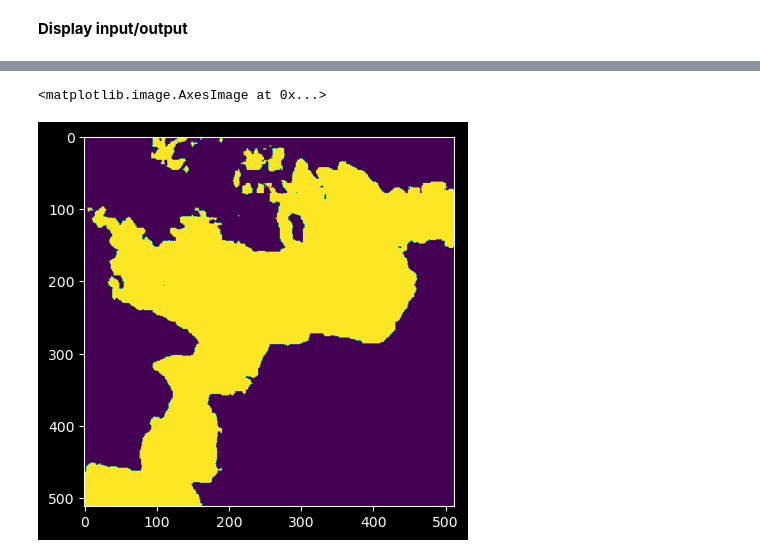
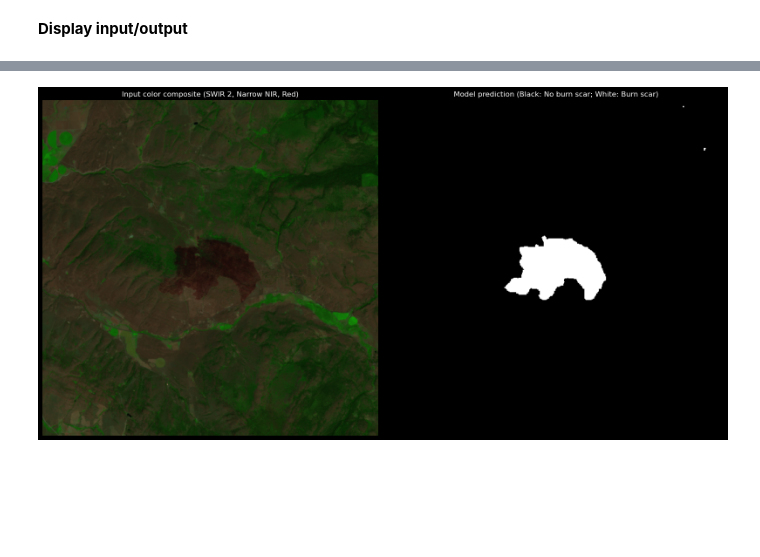
Before and after one commit to Vizzuality/HLS-data-project, a Jupyter notebook: notebooks/Prithvi_Tutorial.ipynb, the cells around one changed output, grey strips where cells are left out. Saved outputs shown, nothing was run; the diff lists cells and outputs as text; code cells hidden in the pictures; blank space fills up the shorter version.

```diff
--- a/notebooks/Prithvi_Tutorial.ipynb
+++ b/notebooks/Prithvi_Tutorial.ipynb
@@ -32,8 +46,8 @@ def process_test_pipeline(custom_test_pipeline, bands=None):
     if len(collect_index) > 0:
         keys = [
             "img_info",
-            #"filename",
-            #"ori_filename",
+            "filename",
+            "ori_filename",
             "img",
             "img_shape",
             "ori_shape",
@@ -51,5 +100,5 @@ def open_tiff(fname):
 # %%
-config_path = "../Prithvi/configs/burn_scars_Prithvi_100M_array.py" #"../Prithvi/configs/burn_scars_Prithvi_100M.py"
+config_path = "../Prithvi/configs/burn_scars_Prithvi_100M.py"
 ckpt = "../Prithvi/checkpoints/burn_scars_Prithvi_100M.pth"
 input_type = "tif"
 input_path = "../data/raw/burn_scars/"
@@ -95,0 +182,7 @@ custom_test_pipeline = custom_test_pipeline
+# %%
+config_path = "../Prithvi/configs/burn_scars_Prithvi_100M_array.py"
+ckpt = "../Prithvi/checkpoints/burn_scars_Prithvi_100M.pth"
+input_type = "tif"
+input_path = "../data/raw/burn_scars/"
+output_path = "../data/processed/burn_scars/"
+bands = "[0,1,2,3,4,5]"
@@ -105,13 +226,11 @@ test_pipeline = (
 test_pipeline = Compose(test_pipeline)
 # prepare data
 data = []
-imgs = imgs if isinstance(imgs, list) else [imgs]
-for img in imgs:
-    img_data = {"img_info": {"filename": img}}
-    img_data = test_pipeline(img_data)
-    data.append(img_data)
+img_data = {"img_info": {"array": array}}
+img_data = test_pipeline(img_data)
+data.append(img_data)
 
-data = collate(data, samples_per_gpu=len(imgs))
+data = collate(data, samples_per_gpu=1)
 if next(model.parameters()).is_cuda:
     # data = collate(data, samples_per_gpu=len(imgs))
     # scatter to specified GPU
@@ -122,3 +241,7 @@ else:
     img_metas = data["img_metas"].data[0]
     img = data["img"]
     data = {"img": img, "img_metas": img_metas}
+
+# predict
+with torch.no_grad():
+    result = model(return_loss=False, rescale=True, **data)
@@ -178,5 +249,0 @@ plt.imshow(array[:,:,:3])
-# %%
-plt.imshow(result[0])
-# %% [output]
-<matplotlib.image.AxesImage at 0x...>
-[figure, removed]
@@ -182,0 +259,18 @@ plt.imshow(result[0])
+# %%
+
+fig, ax = plt.subplots(1, 2, figsize=(16, 8))
+
+# Display the RGB image using the first axes
+ax[0].imshow(rgb_image)
+ax[0].set_title("Input color composite (SWIR 2, Narrow NIR, Red)")
+ax[0].axis('off')
+
+# Display another image using the second axes
+ax[1].imshow(result[0], cmap='gray')
+ax[1].set_title("Model prediction (Black: No burn scar; White: Burn scar)")
+ax[1].axis('off')
+
+plt.tight_layout()  # Ensure proper spacing between subplots
+plt.show()
+# %% [output]
+[figure, added]
```
Also changed, not shown: parts of 23 cells of this notebook.
